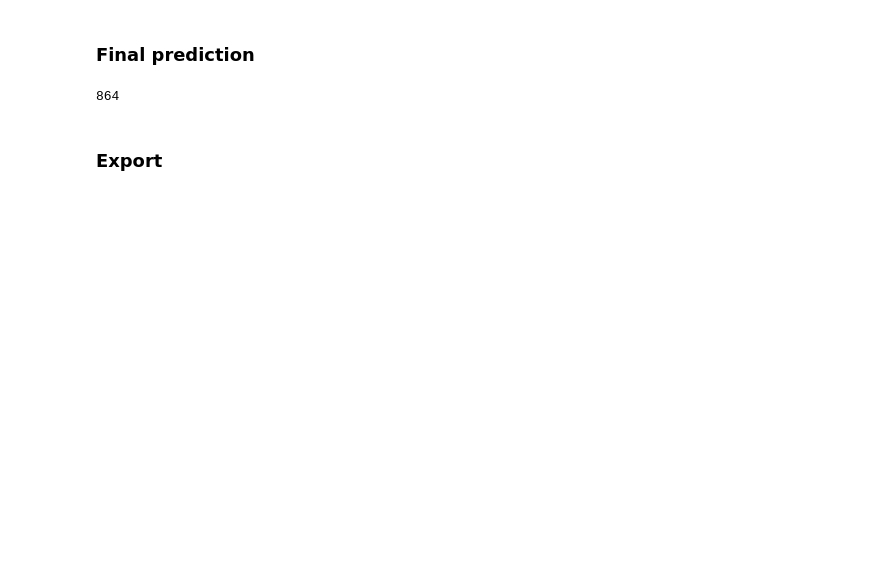
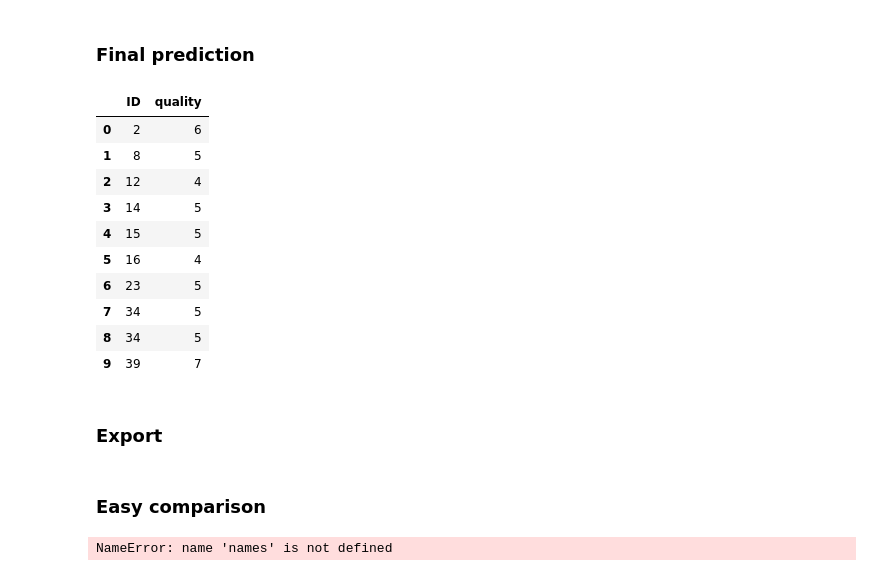
Before and after one commit to freecraver/ML-fun, a Jupyter notebook: wine/wine.ipynb, the cells around one changed output. Cells and saved outputs as stored; diff of their text form; code cells hidden in the pictures; blank space fills up the shorter version.

Commit message:
wine setup

```diff
--- a/wine/wine.ipynb
+++ b/wine/wine.ipynb
@@ -85,13 +112,39 @@ model.score(X_test, y_test)
 # %%
 df_res = pd.DataFrame()
 df_res['ID'] = df_test['ID']
 df_res['quality'] = pd.Series(model.predict(df_test.loc[:,df_test.columns != 'quality']))
 df_res.head(10)
-np.count_nonzero(df_res['quality']==df_test['quality'])
+#np.count_nonzero(df_res['quality']==df_test['quality'])
 # %% [output]
-864
+|  | ID | quality |
+| 0 | 2 | 6 |
+| 1 | 8 | 5 |
+| 2 | 12 | 4 |
+| 3 | 14 | 5 |
+| 4 | 15 | 5 |
+| 5 | 16 | 4 |
+| 6 | 23 | 5 |
+| 7 | 34 | 5 |
+| 8 | 34 | 5 |
+| 9 | 39 | 7 |
 # %% [markdown]
 ### Export
 # %%
 export_file_name = result_folder + "simple_svm.csv"
 df_res.to_csv(export_file_name, index=False)
+# %% [markdown]
+### Easy comparison
+# %%
+traces = []
+for clf_name in names:
+    traces.append(go.Box(
+        y=cl_scores[clf_name]['test_score'],
+        boxpoints='all',
+        name=clf_name
+    ))
+
+layout = go.Layout(title="Accuracy on Test Set (Wine Quality)")
+
+py.iplot(go.Figure(data=traces, layout=layout))
+# %% [output]
+NameError: name 'names' is not defined
```
Also changed, not shown: parts of 7 cells of this notebook.
